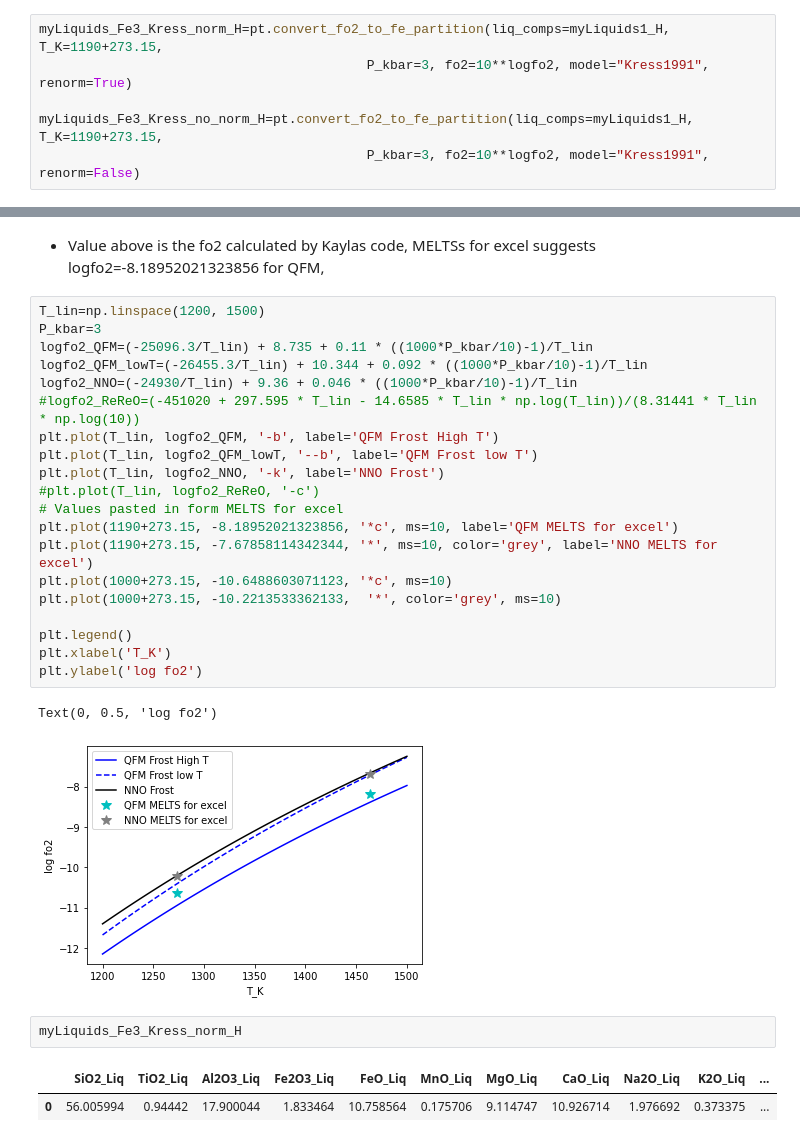
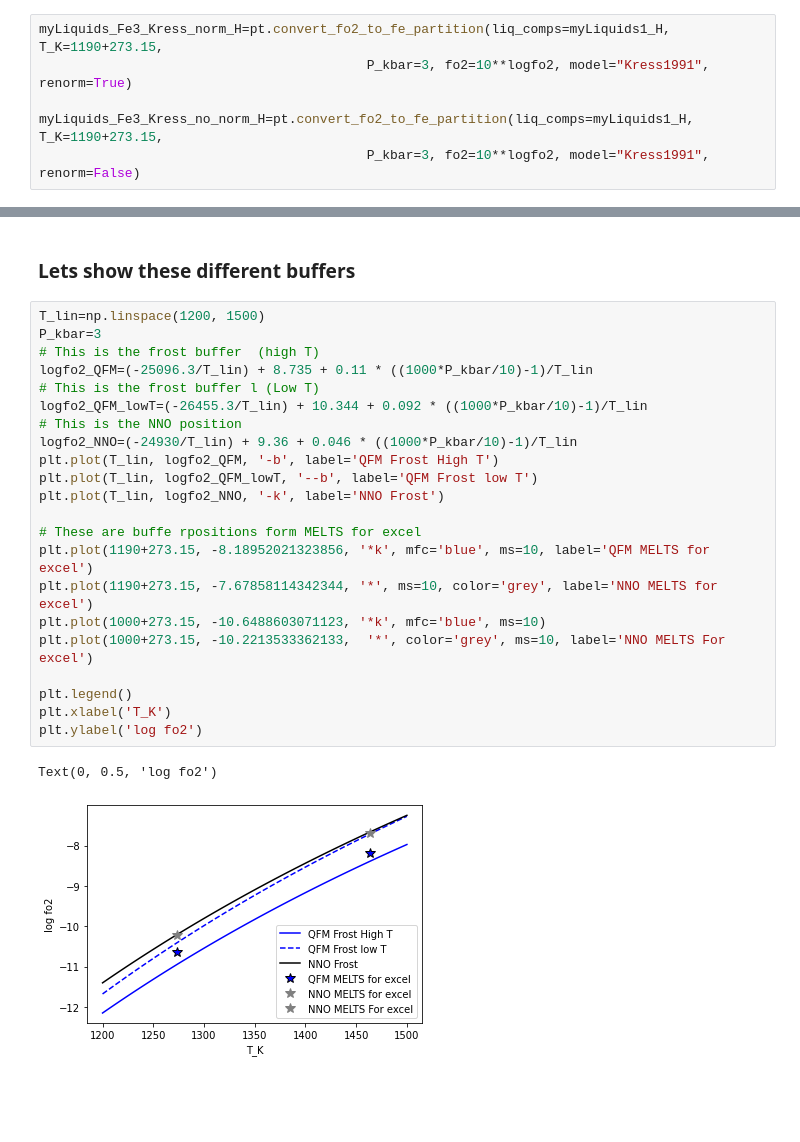
Before and after one commit to PennyWieser/Thermobar, a Jupyter notebook: Benchmarking/Add_ons/fo2_magmasattest.ipynb, the cells around one changed output, grey strips where cells are left out. Drawn from its saved outputs; the diff is of its cells as text; blank space fills up the shorter version.

```diff
--- a/Benchmarking/Add_ons/fo2_magmasattest.ipynb
+++ b/Benchmarking/Add_ons/fo2_magmasattest.ipynb
@@ -97,30 +128,27 @@ myLiquids_Fe3_Kress_norm_H=pt.convert_fo2_to_fe_partition(liq_comps=myLiquids1_H
 # %% [markdown]
-- Value above is the fo2 calculated by Kaylas code, MELTSs for excel suggests logfo2=-8.18952021323856 for QFM,
+### Lets show these different buffers
 # %%
 T_lin=np.linspace(1200, 1500)
 P_kbar=3
+# This is the frost buffer  (high T)
 logfo2_QFM=(-25096.3/T_lin) + 8.735 + 0.11 * ((1000*P_kbar/10)-1)/T_lin
+# This is the frost buffer l (Low T)
 logfo2_QFM_lowT=(-26455.3/T_lin) + 10.344 + 0.092 * ((1000*P_kbar/10)-1)/T_lin
+# This is the NNO position
 logfo2_NNO=(-24930/T_lin) + 9.36 + 0.046 * ((1000*P_kbar/10)-1)/T_lin
-#logfo2_ReReO=(-451020 + 297.595 * T_lin - 14.6585 * T_lin * np.log(T_lin))/(8.31441 * T_lin * np.log(10))
 plt.plot(T_lin, logfo2_QFM, '-b', label='QFM Frost High T')
 plt.plot(T_lin, logfo2_QFM_lowT, '--b', label='QFM Frost low T')
 plt.plot(T_lin, logfo2_NNO, '-k', label='NNO Frost')
-#plt.plot(T_lin, logfo2_ReReO, '-c')
-# Values pasted in form MELTS for excel
-plt.plot(1190+273.15, -8.18952021323856, '*c', ms=10, label='QFM MELTS for excel')
+
+# These are buffe rpositions form MELTS for excel
+plt.plot(1190+273.15, -8.18952021323856, '*k', mfc='blue', ms=10, label='QFM MELTS for excel')
 plt.plot(1190+273.15, -7.67858114342344, '*', ms=10, color='grey', label='NNO MELTS for excel')
-plt.plot(1000+273.15, -10.6488603071123, '*c', ms=10)
-plt.plot(1000+273.15, -10.2213533362133,  '*', color='grey', ms=10)
+plt.plot(1000+273.15, -10.6488603071123, '*k', mfc='blue', ms=10)
+plt.plot(1000+273.15, -10.2213533362133,  '*', color='grey', ms=10, label='NNO MELTS For excel')
 
 plt.legend()
 plt.xlabel('T_K')
 plt.ylabel('log fo2')
 # %% [output]
 Text(0, 0.5, 'log fo2')
-[figure, old version]
+[figure, new version]
-# %%
-myLiquids_Fe3_Kress_norm_H
-# %% [output]
-|  | SiO2_Liq | TiO2_Liq | Al2O3_Liq | Fe2O3_Liq | FeO_Liq | MnO_Liq | MgO_Liq | CaO_Liq | Na2O_Liq | K2O_Liq | ... |
-| 0 | 56.005994 | 0.94442 | 17.900044 | 1.833464 | 10.758564 | 0.175706 | 9.114747 | 10.926714 | 1.976692 | 0.373375 | ... |
```
Also changed, not shown: parts of 27 cells of this notebook, 3 other files.
